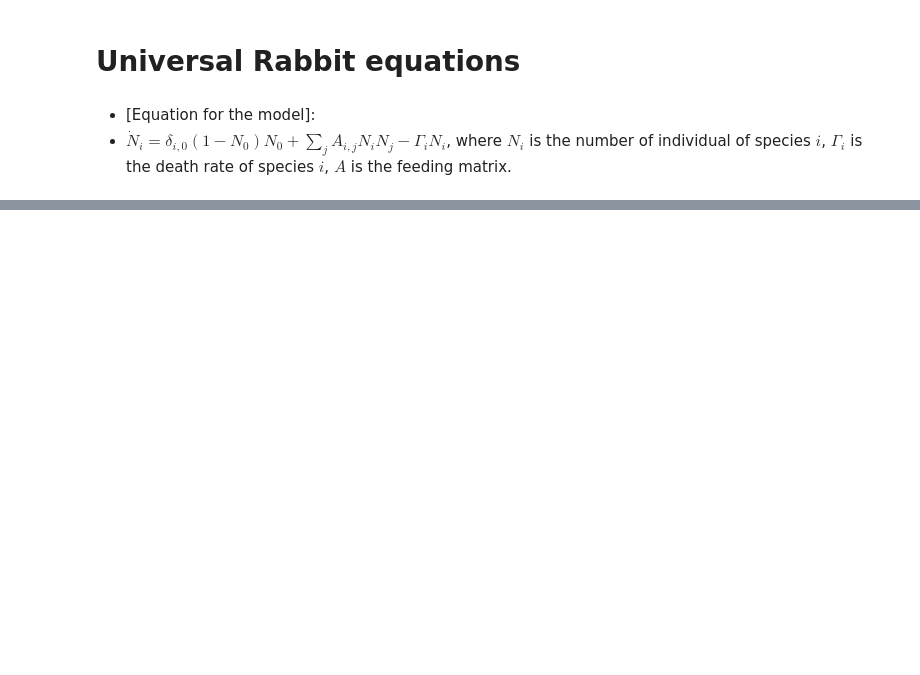
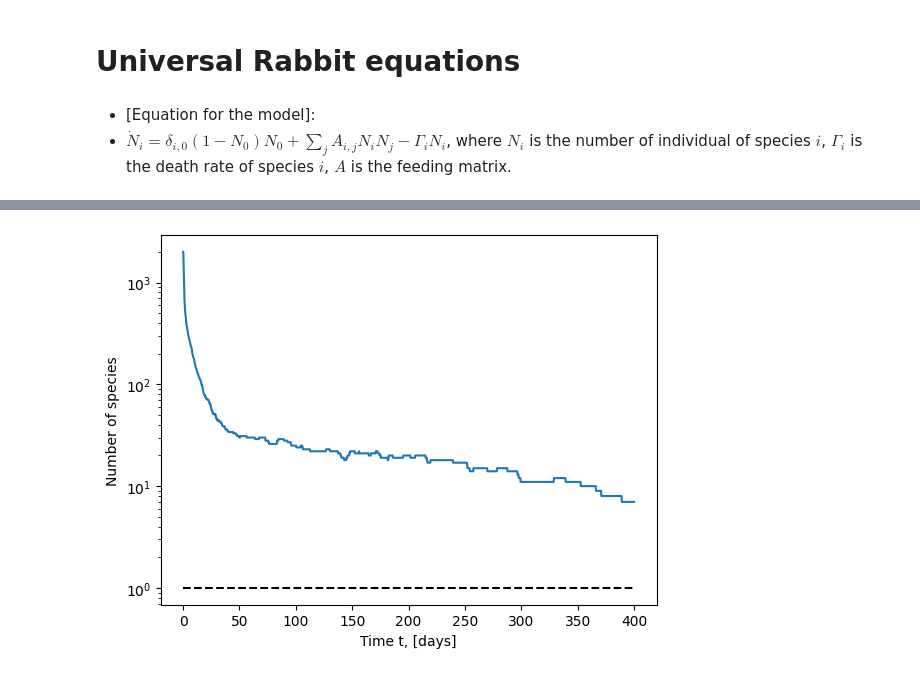
Before and after one commit to asgolovin/universal_rabbit, a Jupyter notebook: notebooks/equations.ipynb, the cells around one changed output, grey strips where cells are left out. Drawn from its saved outputs; the diff is of its cells as text; code cells hidden in the pictures; blank space fills up the shorter version.

```diff
--- a/notebooks/equations.ipynb
+++ b/notebooks/equations.ipynb
@@ -78,0 +79,12 @@ plt.show()
+# %%
+# number of species above a certain threshold
+threshold = 0.01
+n_species = np.sum(N[1:]>threshold, axis = 0)
+plt.plot(t, n_species)
+plt.xlabel('Time t, [days]')
+plt.ylabel('Number of species')
+plt.hlines(1, 0, t_max, linestyles = 'dashed', color = 'k')
+plt.yscale('log')
+plt.show()
+# %% [output]
+[figure, added]
```
Also changed, not shown: parts of 5 cells of this notebook.
